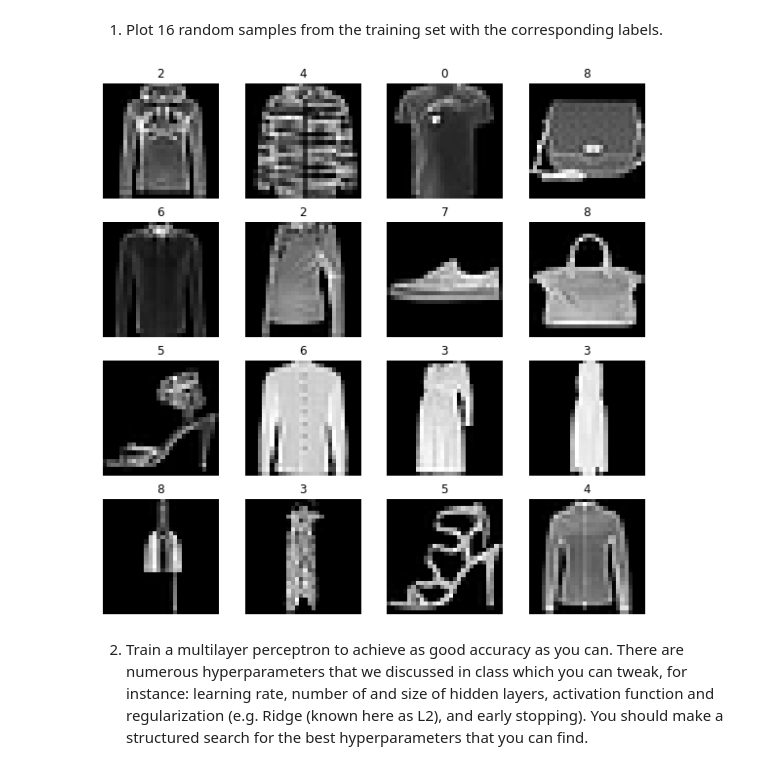
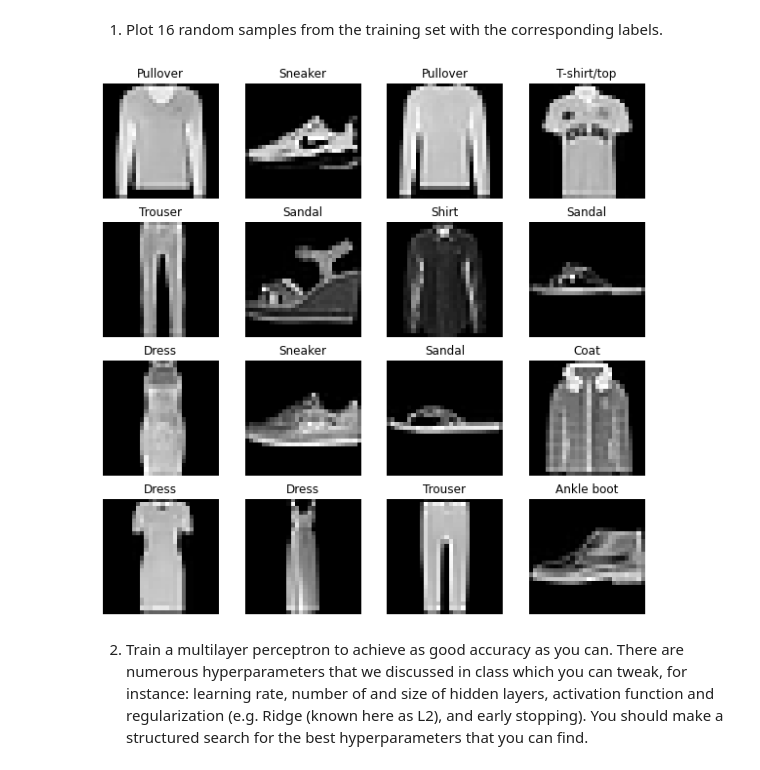
Before and after one commit to djolodjolo23/machine_learning_a3, a Jupyter notebook: Exercise5.ipynb, the cells around one changed output. Cells and saved outputs as stored; diff of their text form; code cells hidden in the pictures.

Commit message:
Small change within class names printiouts.

```diff
--- a/Exercise5.ipynb
+++ b/Exercise5.ipynb
@@ -11,15 +11,19 @@ fashion_mnist = keras.datasets.fashion_mnist
 # %%
 import matplotlib.pyplot as plt
 import random
+
+# predefined class names from the dataset
+class_names = ["T-shirt/top", "Trouser", "Pullover", "Dress", "Coat", "Sandal",
+               "Shirt", "Sneaker", "Bag", "Ankle boot"]
 
 fig, axes = plt.subplots(4, 4, figsize=(10, 10))
 for i in range(16):
     index = random.randint(0, len(X_train_full))
     axes[i//4, i%4].imshow(X_train_full[index].reshape(28, 28), cmap='gray')
-    axes[i//4, i%4].set_title(y_train_full[index])
+    axes[i//4, i%4].set_title(class_names[y_train_full[index]])
     axes[i//4, i%4].axis('off')
 # %% [output]
-[figure, old version]
+[figure, new version]
 # %% [markdown]
 2. Train a multilayer perceptron to achieve as good accuracy as you can. There are numerous hyperparameters that we discussed in class which you can tweak, for instance: learning rate, number of and
 size of hidden layers, activation function and regularization (e.g. Ridge (known here as L2), and early
```
Also changed, not shown: parts of 2 cells of this notebook.
